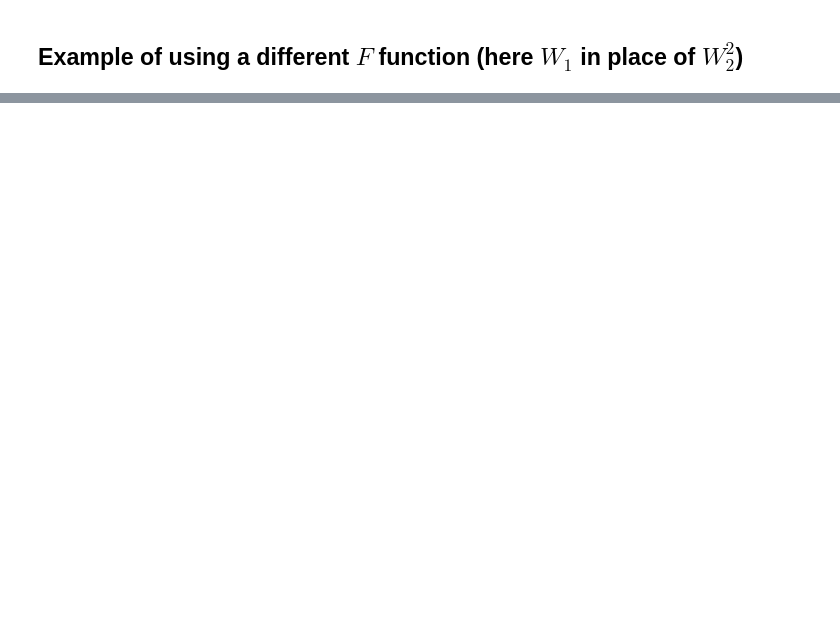
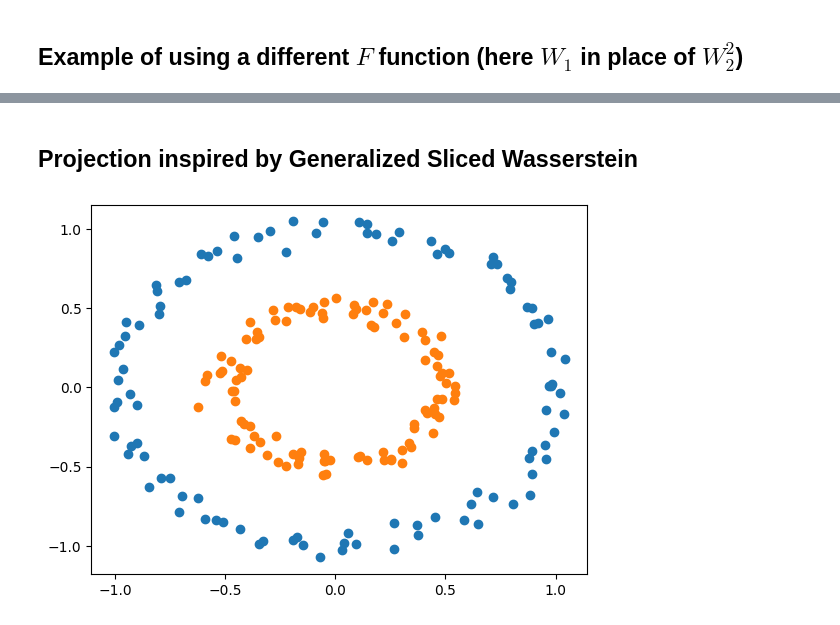
Before and after one commit to rtavenar/dgswp, a Jupyter notebook: grad_desc_torch.ipynb, the cells around one changed output, grey strips where cells are left out. Cells and saved outputs as stored; diff of their text form; code cells hidden in the pictures; blank space fills up the shorter version.

```diff
--- a/grad_desc_torch.ipynb
+++ b/grad_desc_torch.ipynb
@@ -141,0 +235,20 @@ plt.title(f"$W_1$ (final F for last run={float(custom_F(x, y, theta)):.2f})");
+# %% [markdown]
+## Projection inspired by Generalized Sliced Wasserstein
+# %%
+from sklearn.datasets import make_circles
+
+noisy_circles, y = make_circles(n_samples=n*2, factor=0.5, noise=0.05, random_state=170)
+x_circ = noisy_circles[np.argwhere(y==0),:].reshape(n, 2)
+y_circ = noisy_circles[np.argwhere(y==1),:].reshape(n, 2)
+
+plt.scatter(x_circ[:, 0], x_circ[:, 1])
+plt.scatter(y_circ[:, 0], y_circ[:, 1]);
+
+x_circ = torch.tensor(x_circ)
+y_circ = torch.tensor(y_circ)
+
+# for i, data in enumerate(x_circ):
+#     plt.gca().annotate(f"{float(get_angle(x_circ[i:i+1], torch.tensor([0., 0.]).double())[0]):.2f}",
+#                        (x_circ[i, 0], x_circ[i, 1]))
+# %% [output]
+[figure, added]
```
Also changed, not shown: parts of 10 cells of this notebook, 3 other files.
